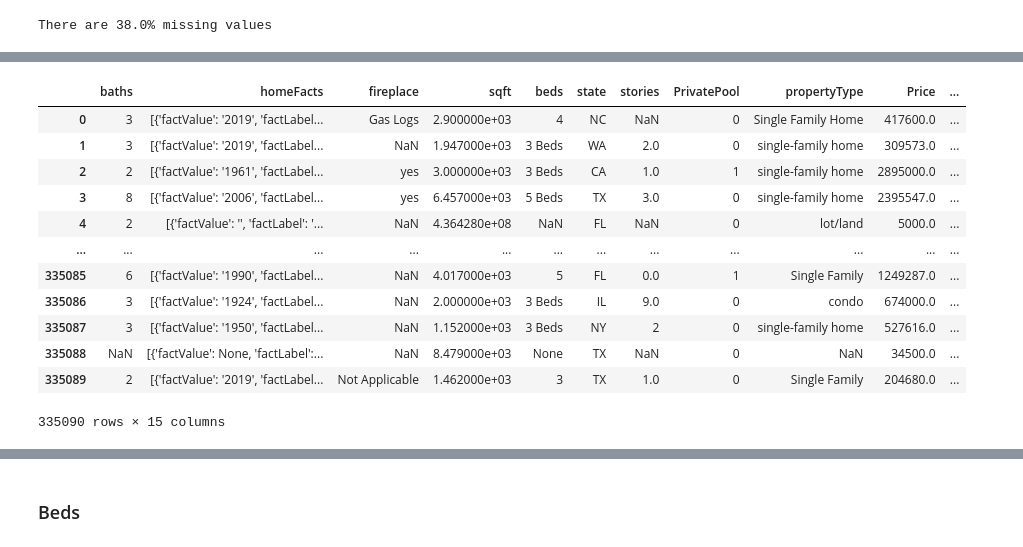
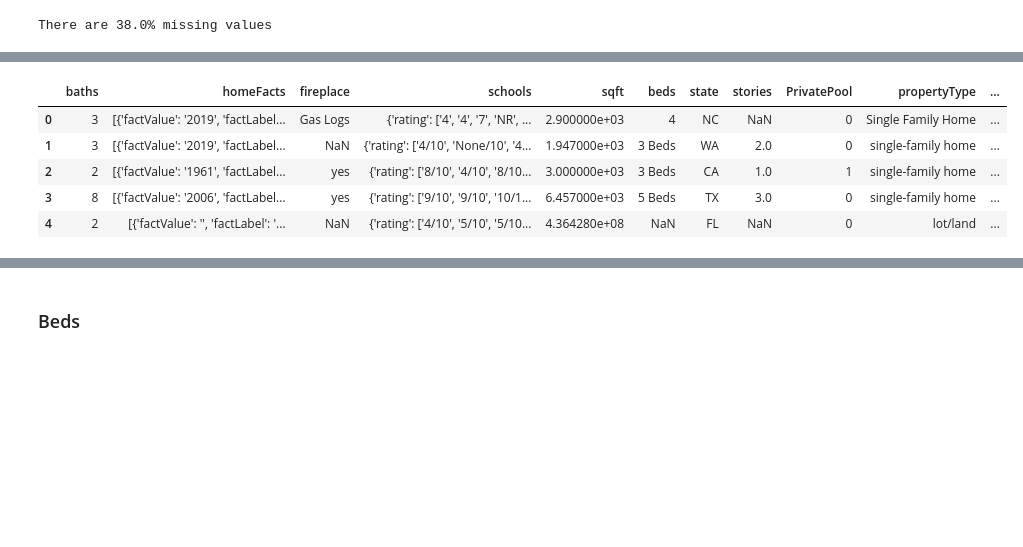
Before and after one commit to Ariellash/Final-DS, a Jupyter notebook: PropertyPricePrediction.ipynb, the cells around one changed output, grey strips where cells are left out. Saved outputs shown, nothing was run; the diff lists cells and outputs as text; code cells hidden in the pictures; blank space fills up the shorter version.

```diff
--- a/PropertyPricePrediction.ipynb
+++ b/PropertyPricePrediction.ipynb
@@ -524,25 +540,18 @@ Name: baths, dtype: float64
 # %%
 #Group data according to property type and take the average bathrooms for each property type for NA
 Baths=data[['baths','propertyType']]
 Baths['baths']=Baths['baths'][Baths.baths.isna()==False].astype(int)
 Baths=Baths[Baths.baths.isna()==False].groupby(by='propertyType').mean().reset_index()
 Baths.baths=Baths.baths.round(decimals=0)
 data.baths[data.baths.isna()==True]=data[data.baths.isna()==True].merge(Baths, on='propertyType', how='left').baths_y
-data
+data.head()
 # %% [output]
-|  | baths | homeFacts | fireplace | sqft | beds | state | stories | PrivatePool | propertyType | Price | ... |
-| 0 | 3 | [{'factValue': '2019', 'factLabel... | Gas Logs | 2.900000e+03 | 4 | NC | NaN | 0 | Single Family Home | 417600.0 | ... |
-| 1 | 3 | [{'factValue': '2019', 'factLabel... | NaN | 1.947000e+03 | 3 Beds | WA | 2.0 | 0 | single-family home | 309573.0 | ... |
-| 2 | 2 | [{'factValue': '1961', 'factLabel... | yes | 3.000000e+03 | 3 Beds | CA | 1.0 | 1 | single-family home | 2895000.0 | ... |
-| 3 | 8 | [{'factValue': '2006', 'factLabel... | yes | 6.457000e+03 | 5 Beds | TX | 3.0 | 0 | single-family home | 2395547.0 | ... |
-| 4 | 2 | [{'factValue': '', 'factLabel': '... | NaN | 4.364280e+08 | NaN | FL | NaN | 0 | lot/land | 5000.0 | ... |
-| ... | ... | ... | ... | ... | ... | ... | ... | ... | ... | ... | ... |
-| 335085 | 6 | [{'factValue': '1990', 'factLabel... | NaN | 4.017000e+03 | 5 | FL | 0.0 | 1 | Single Family | 1249287.0 | ... |
-| 335086 | 3 | [{'factValue': '1924', 'factLabel... | NaN | 2.000000e+03 | 3 Beds | IL | 9.0 | 0 | condo | 674000.0 | ... |
-| 335087 | 3 | [{'factValue': '1950', 'factLabel... | NaN | 1.152000e+03 | 3 Beds | NY | 2 | 0 | single-family home | 527616.0 | ... |
-| 335088 | NaN | [{'factValue': None, 'factLabel':... | NaN | 8.479000e+03 | None | TX | NaN | 0 | NaN | 34500.0 | ... |
-| 335089 | 2 | [{'factValue': '2019', 'factLabel... | Not Applicable | 1.462000e+03 | 3 | TX | 1.0 | 0 | Single Family | 204680.0 | ... |
+|  | baths | homeFacts | fireplace | schools | sqft | beds | state | stories | PrivatePool | propertyType | ... |
+| 0 | 3 | [{'factValue': '2019', 'factLabel... | Gas Logs | {'rating': ['4', '4', '7', 'NR', ... | 2.900000e+03 | 4 | NC | NaN | 0 | Single Family Home | ... |
+| 1 | 3 | [{'factValue': '2019', 'factLabel... | NaN | {'rating': ['4/10', 'None/10', '4... | 1.947000e+03 | 3 Beds | WA | 2.0 | 0 | single-family home | ... |
+| 2 | 2 | [{'factValue': '1961', 'factLabel... | yes | {'rating': ['8/10', '4/10', '8/10... | 3.000000e+03 | 3 Beds | CA | 1.0 | 1 | single-family home | ... |
+| 3 | 8 | [{'factValue': '2006', 'factLabel... | yes | {'rating': ['9/10', '9/10', '10/1... | 6.457000e+03 | 5 Beds | TX | 3.0 | 0 | single-family home | ... |
+| 4 | 2 | [{'factValue': '', 'factLabel': '... | NaN | {'rating': ['4/10', '5/10', '5/10... | 4.364280e+08 | NaN | FL | NaN | 0 | lot/land | ... |
-335090 rows × 15 columns
 # %%
 #Group data according to bedrooms and take the average bathrooms for each bedroom number for NA
 BathsBeds=data[['baths','beds']]
```
Also changed, not shown: parts of 55 cells of this notebook.
